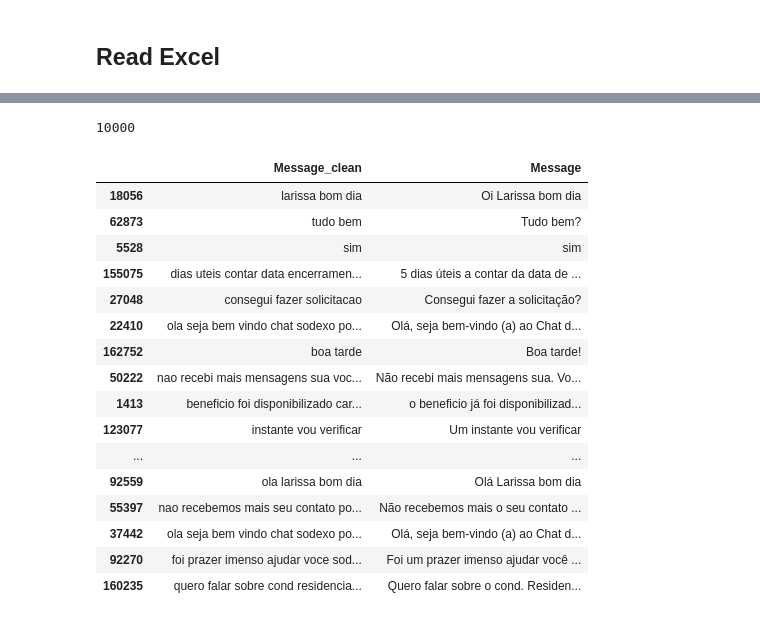
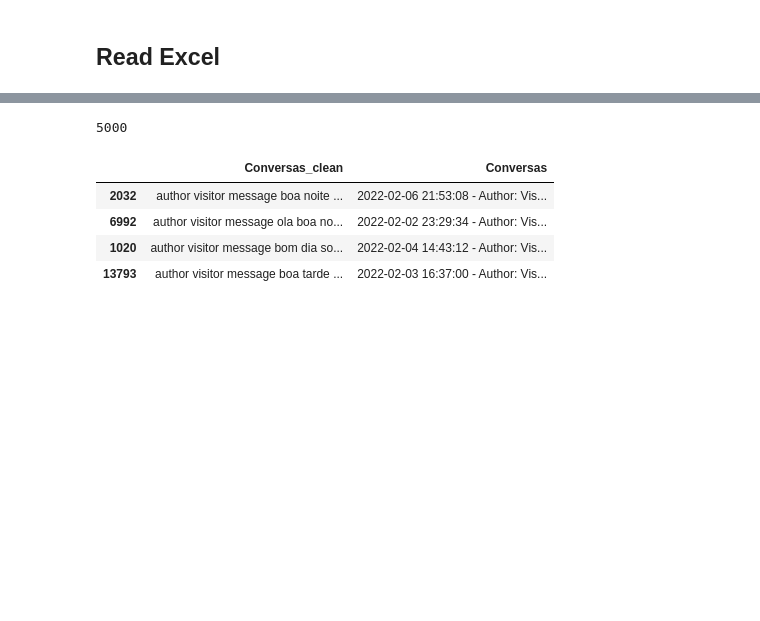
Before and after one commit to engineer-inks/model_fkeywords, a Jupyter notebook: notebooks/teste-docker.ipynb, the cells around one changed output, grey strips where cells are left out. Cells and saved outputs as stored; diff of their text form; code cells hidden in the pictures; blank space fills up the shorter version.

```diff
--- a/notebooks/teste-docker.ipynb
+++ b/notebooks/teste-docker.ipynb
@@ -22,7 +22,7 @@ extractor = nlextract.NLExtractor()
 # %% [markdown]
 ## Read Excel
 # %%
-caminho = '/opt/dna/find-keywords/datalake/Conversas Sodexo.xlsx'
+caminho = '/opt/dna/find-keywords/datalake/Pedidos - Finalizados.xlsx'
 df = pd.read_excel(caminho, engine='openpyxl')
 df.info()
 # %% [output]
@@ -56,32 +48,20 @@ df.head()
 # %%
-df = df.sample(n=10000)
+df = df.sample(n=5000)
 # %%
-df['Message'].count()
+df['Conversas'].count()
 # %% [output]
-10000
+5000
 # %%
-coluna_texto = 'Message'
+coluna_texto = 'Conversas'
 df[f'{coluna_texto}_clean'] = df[coluna_texto].apply(extractor.udf_clean_text) ## limpa toda a acentuação, caracteres especiais,
                                                                                   # pontuações do texto.
 # %%
-df[[f'{coluna_texto}_clean', 'Message']].head(35)
+df[[f'{coluna_texto}_clean', 'Conversas']].head(4)
 # %% [output]
-|  | Message_clean | Message |
-| 18056 | larissa bom dia | Oi Larissa bom dia |
-| 62873 | tudo bem | Tudo bem? |
-| 5528 | sim | sim |
-| 155075 | dias uteis contar data encerramen... | 5 dias úteis a contar da data de ... |
-| 27048 | consegui fazer solicitacao | Consegui fazer a solicitação? |
-| 22410 | ola seja bem vindo chat sodexo po... | Olá, seja bem-vindo (a) ao Chat d... |
-| 162752 | boa tarde | Boa tarde! |
-| 50222 | nao recebi mais mensagens sua voc... | Não recebi mais mensagens sua. Vo... |
-| 1413 | beneficio foi disponibilizado car... | o beneficio já foi disponibilizad... |
-| 123077 | instante vou verificar | Um instante vou verificar |
-| ... | ... | ... |
-| 92559 | ola larissa bom dia | Olá Larissa bom dia |
-| 55397 | nao recebemos mais seu contato po... | Não recebemos mais o seu contato ... |
-| 37442 | ola seja bem vindo chat sodexo po... | Olá, seja bem-vindo (a) ao Chat d... |
-| 92270 | foi prazer imenso ajudar voce sod... | Foi um prazer imenso ajudar você ... |
-| 160235 | quero falar sobre cond residencia... | Quero falar sobre o cond. Residen... |
+|  | Conversas_clean | Conversas |
+| 2032 | author visitor message boa noite ... | 2022-02-06 21:53:08 - Author: Vis... |
+| 6992 | author visitor message ola boa no... | 2022-02-02 23:29:34 - Author: Vis... |
+| 1020 | author visitor message bom dia so... | 2022-02-04 14:43:12 - Author: Vis... |
+| 13793 | author visitor message boa tarde ... | 2022-02-03 16:37:00 - Author: Vis... |
 # %%
 ## 4 digitos
```
Also changed, not shown: parts of 7 cells of this notebook, 1 other file.
